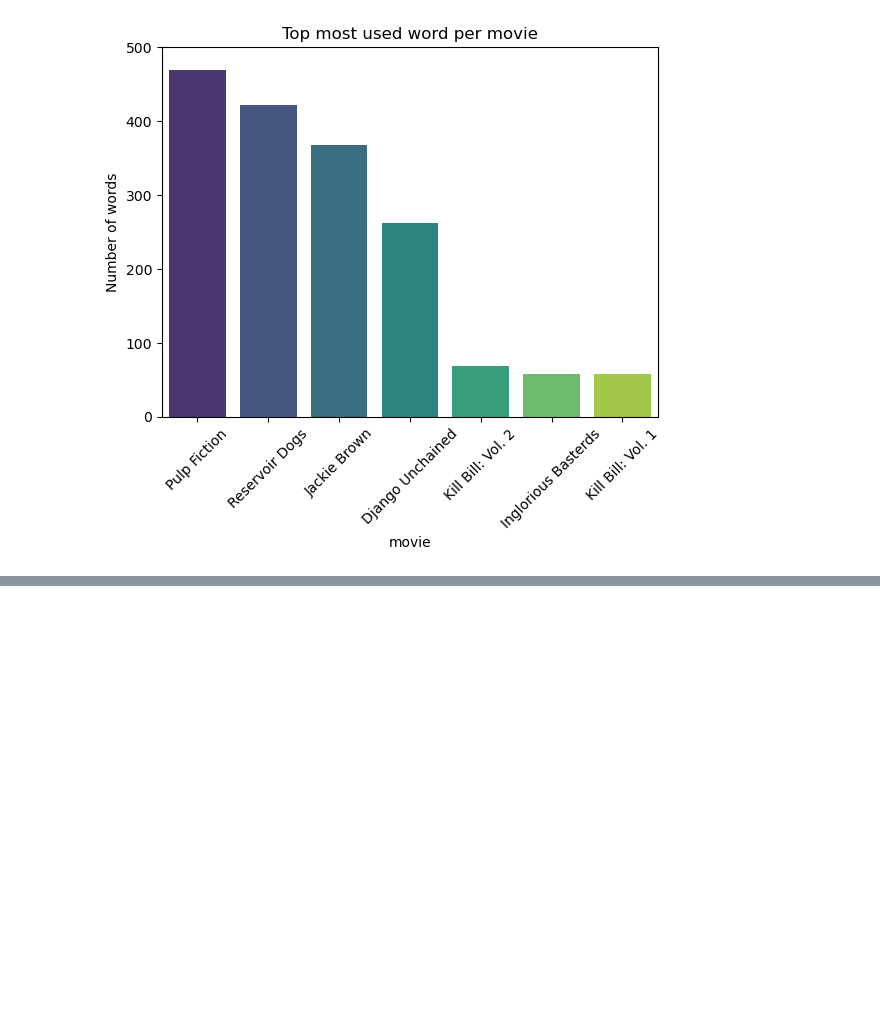
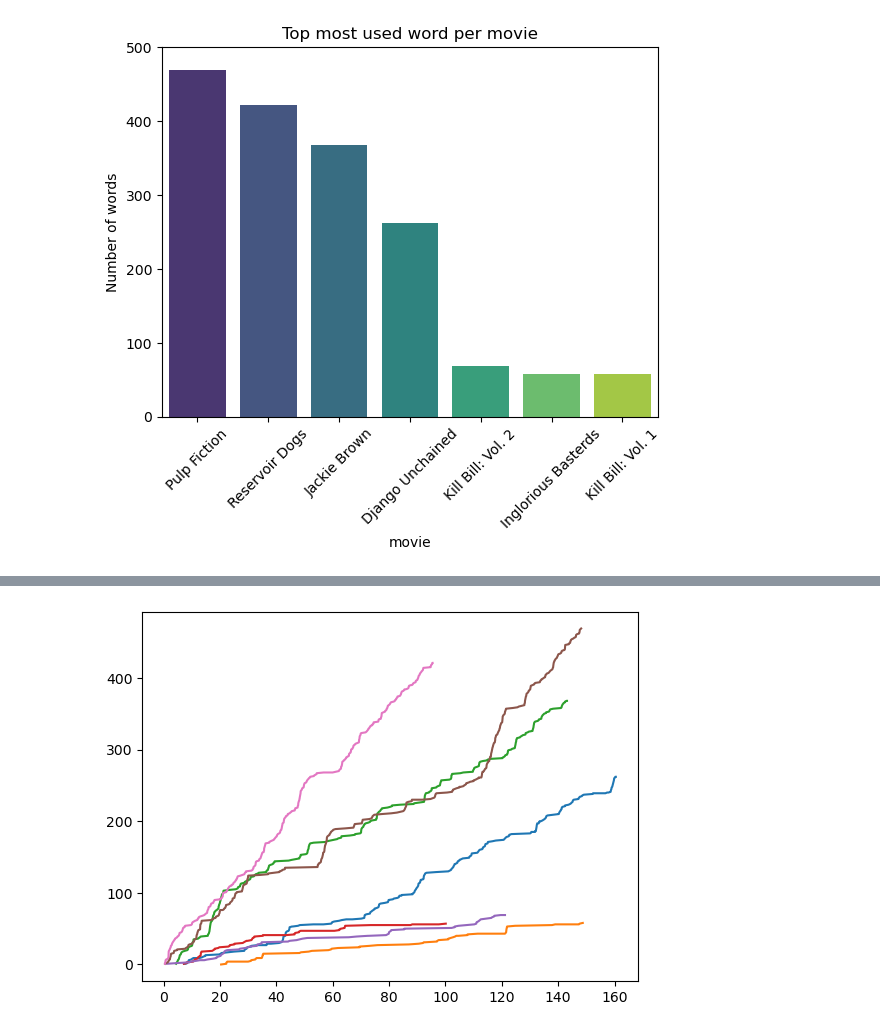
Before and after one commit to com-480-data-visualization/project-2023-vatadiz2, a Jupyter notebook: data/exploratory_data_analysis.ipynb, the cells around one changed output, grey strips where cells are left out. Cells and saved outputs as stored; diff of their text form; code cells hidden in the pictures; blank space fills up the shorter version.

```diff
--- a/data/exploratory_data_analysis.ipynb
+++ b/data/exploratory_data_analysis.ipynb
@@ -117,0 +126,9 @@ Text(0, 0.5, 'Number of words')
+# %%
+#plot ecdf of the number of words for each movies according to minutes_in
+movies = data.groupby('movie')
+for movie in movies.groups:
+	words = movies.get_group(movie).groupby('minutes_in').count()['word']
+	words = words.cumsum()
+	plt.plot(words.index, words.values, label=movie)
+# %% [output]
+[figure, added]
```
Also changed, not shown: parts of 1 cell of this notebook, 3 other files.
